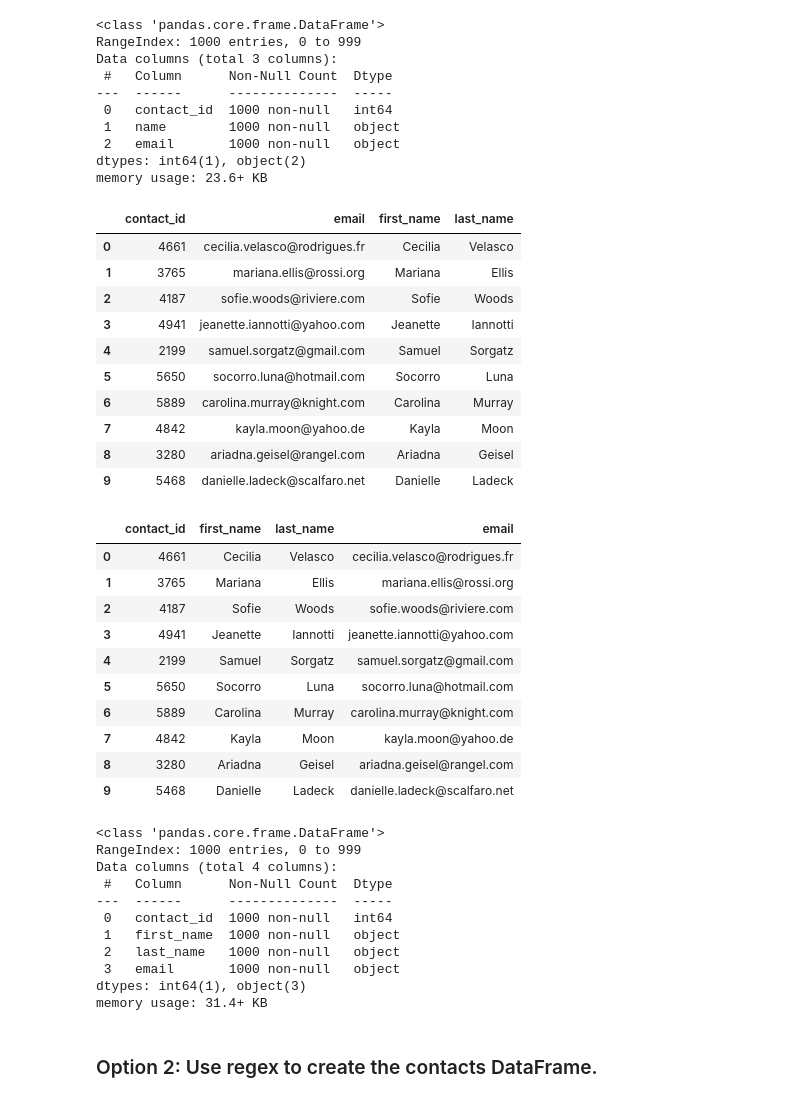
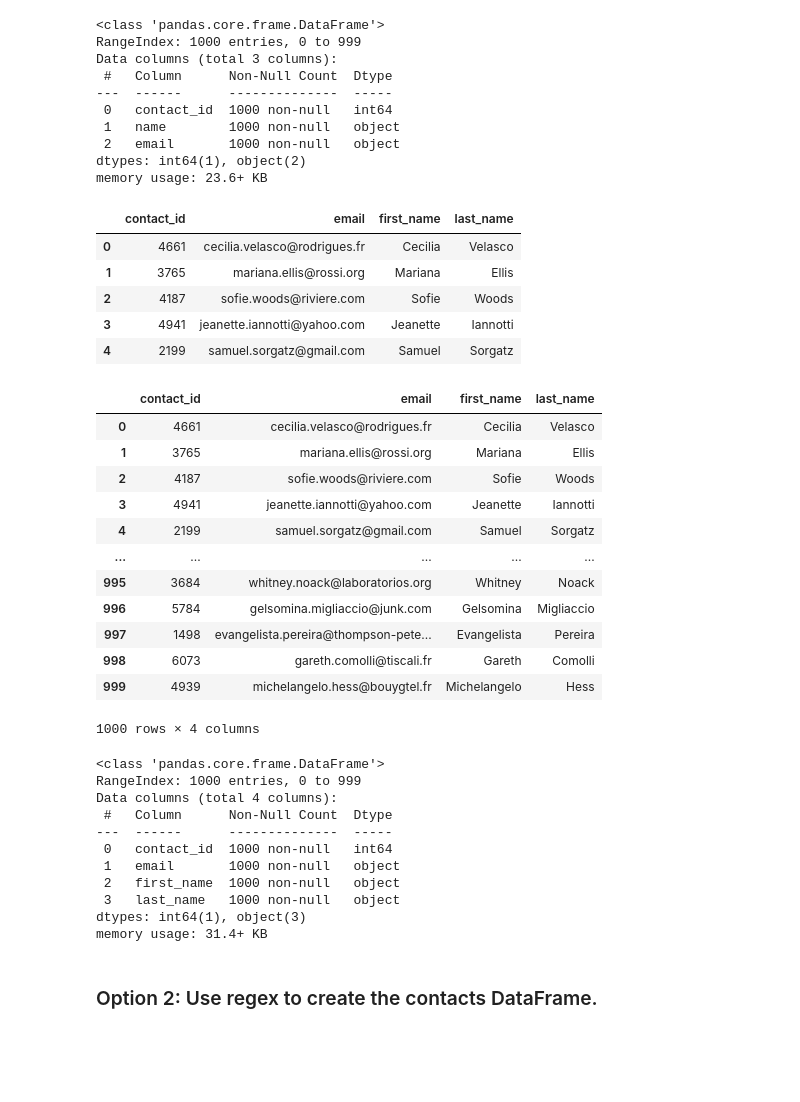
Before and after one commit to erikacamach/Crowdfunding_ETL, a Jupyter notebook: ETL_Mini_Project_JLeavitt_ECamacho.ipynb, the cells around one changed output. Cells and saved outputs as stored; diff of their text form; code cells hidden in the pictures; blank space fills up the shorter version.

```diff
--- a/ETL_Mini_Project_JLeavitt_ECamacho.ipynb
+++ b/ETL_Mini_Project_JLeavitt_ECamacho.ipynb
@@ -291,6 +291,6 @@ campaign_cleaned.to_csv("Resources/campaign.csv", index=False)
 ### Extract the contacts.xlsx Data.
 # %%
 # Read the data into a Pandas DataFrame. Use the `header=2` parameter when reading in the data.
-contact_info_df = pd.read_excel('Resources/contacts.xlsx', header=2)
+contact_info_df = pd.read_excel('Resources/contacts.xlsx', header=3)
 contact_info_df.head()
 # %% [output]
@@ -324,0 +315,22 @@ print(dict_values)
+# %%
+# Iterate through the contact_info_df and convert each row to a dictionary.
+import json
+dict_values = []
+
+# Parse the 'contact_info' column as JSON and create separate columns.
+contact_info_df = contact_info_df['contact_info'].apply(json.loads).apply(pd.Series)
+
+
+# Iterate through the contact_info_df and convert each row to a dictionary.
+for index, row in contact_info_df.iterrows():
+    # Convert the row to a list and append it to the list
+    contact_info_list = [
+        row['contact_id'],
+        row['name'],
+        row['email']
+    ]
+    dict_values.append(contact_info_list)
+# Now, dict_values contains lists for each row
+
+# Print out the list of values for each row.
+print(dict_values)
@@ -325,6 +339,8 @@ print(dict_values)
 # %%
 # Create a contact_info DataFrame and add each list of values, i.e., each row
 # to the 'contact_id', 'name', 'email' columns.
+contact_info_df = pd.DataFrame(dict_values, columns=['contact_id', 'name', 'email'])
+contact_info_df.head(5)
 # %% [output]
 |  | contact_id | name | email |
 | 0 | 4661 | Cecilia Velasco | cecilia.velasco@rodrigues.fr |
@@ -347,9 +364,11 @@ dtypes: int64(1), object(2)
 memory usage: 23.6+ KB
 # %%
 # Create a "first"name" and "last_name" column with the first and last names from the "name" column.
-
+contact_info_df[['first_name', 'last_name']] = contact_info_df["name"].str.split(" ", expand=True)
 
 # Drop the contact_name column
+contacts_df_clean= contact_info_df.drop('name',axis=1)
+contacts_df_clean.head(5)
 # %% [output]
 |  | contact_id | email | first_name | last_name |
 | 0 | 4661 | cecilia.velasco@rodrigues.fr | Cecilia | Velasco |
@@ -357,27 +376,27 @@ memory usage: 23.6+ KB
 | 2 | 4187 | sofie.woods@riviere.com | Sofie | Woods |
 | 3 | 4941 | jeanette.iannotti@yahoo.com | Jeanette | Iannotti |
 | 4 | 2199 | samuel.sorgatz@gmail.com | Samuel | Sorgatz |
-| 5 | 5650 | socorro.luna@hotmail.com | Socorro | Luna |
-| 6 | 5889 | carolina.murray@knight.com | Carolina | Murray |
-| 7 | 4842 | kayla.moon@yahoo.de | Kayla | Moon |
-| 8 | 3280 | ariadna.geisel@rangel.com | Ariadna | Geisel |
-| 9 | 5468 | danielle.ladeck@scalfaro.net | Danielle | Ladeck |
 # %%
 # Reorder the columns
+contacts_df_clean=contacts_df_clean[['contact_id','email', 'first_name','last_name']]
+contacts_df_clean
 # %% [output]
-|  | contact_id | first_name | last_name | email |
-| 0 | 4661 | Cecilia | Velasco | cecilia.velasco@rodrigues.fr |
-| 1 | 3765 | Mariana | Ellis | mariana.ellis@rossi.org |
-| 2 | 4187 | Sofie | Woods | sofie.woods@riviere.com |
-| 3 | 4941 | Jeanette | Iannotti | jeanette.iannotti@yahoo.com |
-| 4 | 2199 | Samuel | Sorgatz | samuel.sorgatz@gmail.com |
-| 5 | 5650 | Socorro | Luna | socorro.luna@hotmail.com |
-| 6 | 5889 | Carolina | Murray | carolina.murray@knight.com |
-| 7 | 4842 | Kayla | Moon | kayla.moon@yahoo.de |
-| 8 | 3280 | Ariadna | Geisel | ariadna.geisel@rangel.com |
-| 9 | 5468 | Danielle | Ladeck | danielle.ladeck@scalfaro.net |
+|  | contact_id | email | first_name | last_name |
+| 0 | 4661 | cecilia.velasco@rodrigues.fr | Cecilia | Velasco |
+| 1 | 3765 | mariana.ellis@rossi.org | Mariana | Ellis |
+| 2 | 4187 | sofie.woods@riviere.com | Sofie | Woods |
+| 3 | 4941 | jeanette.iannotti@yahoo.com | Jeanette | Iannotti |
+| 4 | 2199 | samuel.sorgatz@gmail.com | Samuel | Sorgatz |
+| ... | ... | ... | ... | ... |
+| 995 | 3684 | whitney.noack@laboratorios.org | Whitney | Noack |
+| 996 | 5784 | gelsomina.migliaccio@junk.com | Gelsomina | Migliaccio |
+| 997 | 1498 | evangelista.pereira@thompson-pete... | Evangelista | Pereira |
+| 998 | 6073 | gareth.comolli@tiscali.fr | Gareth | Comolli |
+| 999 | 4939 | michelangelo.hess@bouygtel.fr | Michelangelo | Hess |
+1000 rows × 4 columns
 # %%
 # Check the datatypes one more time before exporting as CSV file.
+contacts_df_clean.info()
 # %% [output]
 <class 'pandas.core.frame.DataFrame'>
 RangeIndex: 1000 entries, 0 to 999
@@ -385,9 +404,9 @@ Data columns (total 4 columns):
  #   Column      Non-Null Count  Dtype
 ---  ------      --------------  -----
  0   contact_id  1000 non-null   int64
- 1   first_name  1000 non-null   object
- 2   last_name   1000 non-null   object
- 3   email       1000 non-null   object
+ 1   email       1000 non-null   object
+ 2   first_name  1000 non-null   object
+ 3   last_name   1000 non-null   object
 dtypes: int64(1), object(3)
 memory usage: 31.4+ KB
 # %%
```
Also changed, not shown: parts of 17 cells of this notebook, 2 other files.
